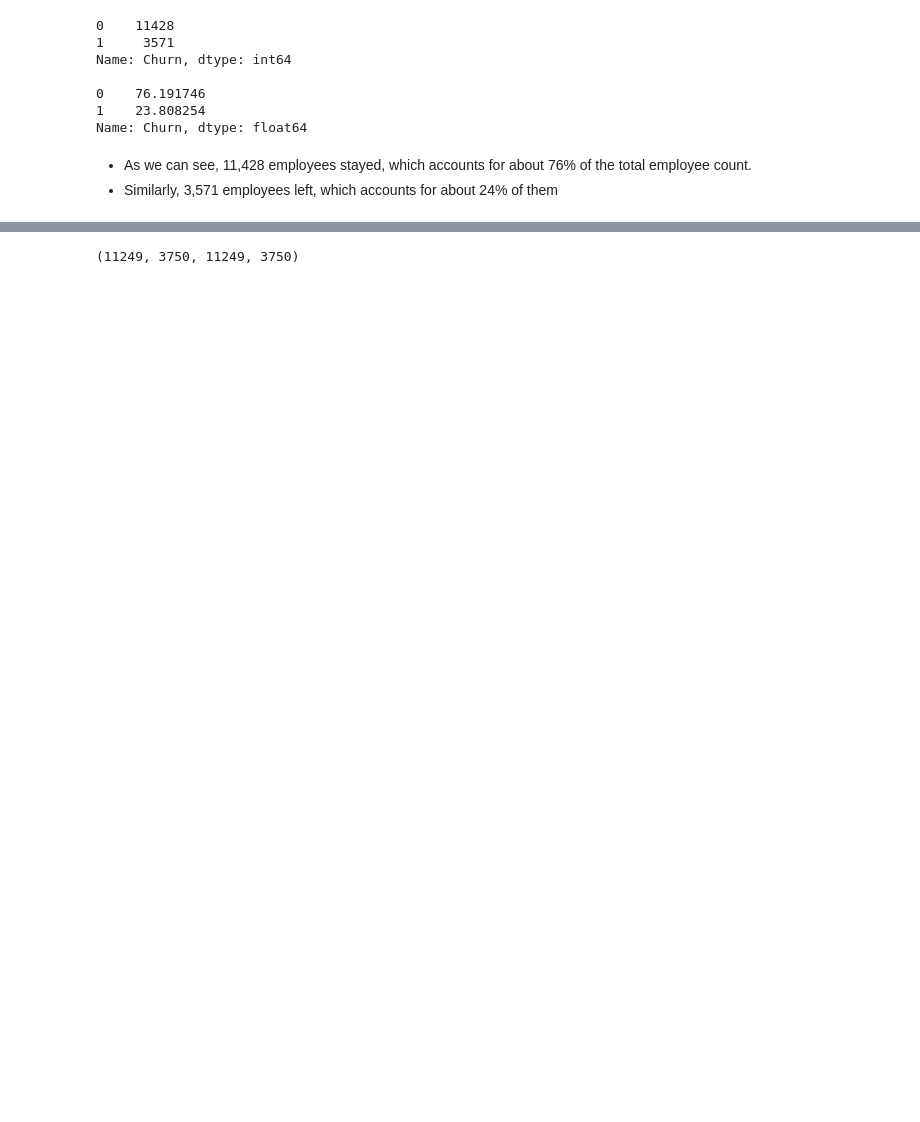
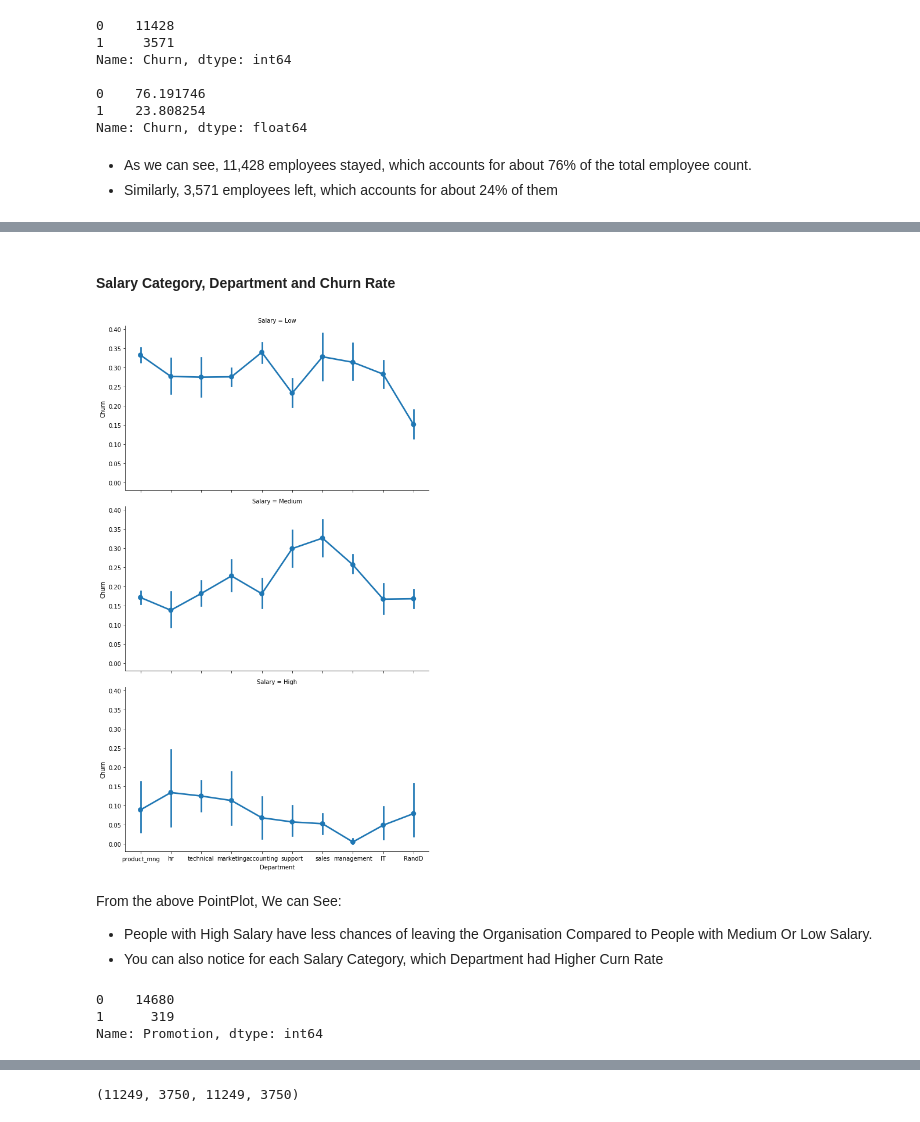
Before and after one commit to sachinkun21/HR-Aanalytics-Predicting-Employe-Churn-Using-Decision-Tree, a Jupyter notebook: HR_Analytics.ipynb, the cells around one changed output, grey strips where cells are left out. Saved outputs shown, nothing was run; the diff lists cells and outputs as text; code cells hidden in the pictures; blank space fills up the shorter version.

```diff
--- a/HR_Analytics.ipynb
+++ b/HR_Analytics.ipynb
@@ -425,0 +489,19 @@ plt.show()
+# %% [markdown]
+#### Salary Category,  Department and Churn Rate
+# %%
+facetgrid = sns.FacetGrid(df , row = 'Salary', height = 4.5 , aspect =1.8)
+facetgrid.map(sns.pointplot, 'Department','Churn', order=None, hue_order=None)
+facetgrid.add_legend()
+plt.show()
+# %% [output]
+[figure, added]
+# %% [markdown]
+From the above PointPlot, We can See:
+- People with High Salary have less chances of leaving the Organisation Compared to People with Medium Or Low Salary.
+- You can also notice for each Salary Category, which Department had Higher Curn Rate
+# %%
+df.Promotion.value_counts()
+# %% [output]
+0    14680
+1      319
+Name: Promotion, dtype: int64
```
Also changed, not shown: parts of 76 cells of this notebook.
